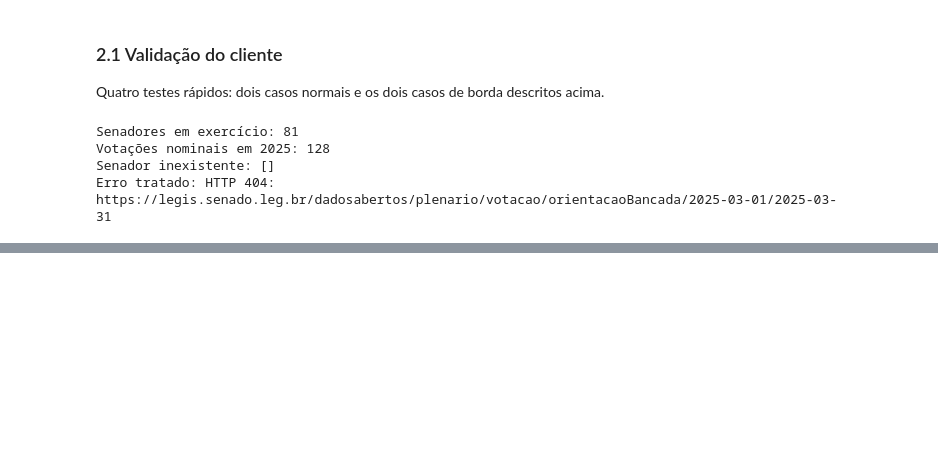
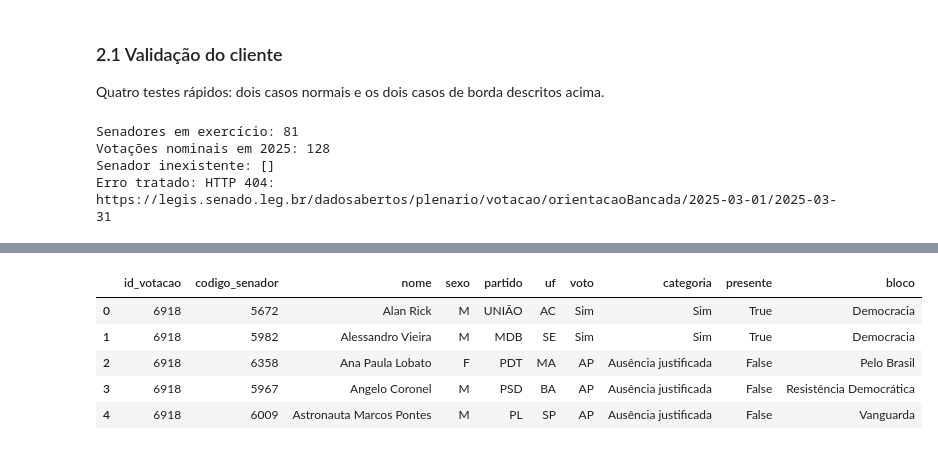
Before and after one commit to pedrob21/Aleon-Challenge, a Jupyter notebook: challenge.ipynb, the cells around one changed output, grey strips where cells are left out. Saved outputs shown, nothing was run; the diff lists cells and outputs as text; code cells hidden in the pictures; blank space fills up the shorter version.

Commit message:
Extração e tratamento de dados

```diff
--- a/challenge.ipynb
+++ b/challenge.ipynb
@@ -120,0 +186,13 @@ Erro tratado: HTTP 404: https://legis.senado.leg.br/dadosabertos/plenario/votaca
+# %%
+try:
+    votacoes_raw = extrair_votacoes(sessao, ANO)
+    senadores_raw = extrair_senadores(sessao)
+except ErroAPI as e:
+    log.error("Falha em dado essencial, abortando: %s", e)
+    raise
+
+ids_processo = sorted({v["idProcesso"] for v in votacoes_raw if v.get("idProcesso")})
+autorias_raw = extrair_autorias(sessao, ids_processo)
+
+print(f"Votações: {len(votacoes_raw)} | Senadores em exercício: {len(senadores_raw)} | "
+      f"Autorias: {len(autorias_raw)}/{len(ids_processo)} processos | Falhas: {len(falhas)}")
@@ -120,0 +399,4 @@ Erro tratado: HTTP 404: https://legis.senado.leg.br/dadosabertos/plenario/votaca
+# %%
+def mostrar(relatorio: list[str]) -> None:
+    """Imprime o relatório de limpeza."""
+    print("\n".join(f"  · {linha}" for linha in relatorio), end="\n\n")
@@ -120,0 +543,57 @@ Erro tratado: HTTP 404: https://legis.senado.leg.br/dadosabertos/plenario/votaca
+# %%
+CATEGORIAS_VOTO: dict[str, str] = {
+    "Sim": "Sim",
+    "Não": "Não",
+    "Abstenção": "Abstenção",
+    "Votou": "Votou (secreta)",
+    "Presidente (art. 51 RISF)": "Presidindo a sessão",
+    "P-NRV": "Presente sem voto",
+    "AP": "Ausência justificada",   # atividade parlamentar
+    "MIS": "Ausência justificada",  # missão oficial no país ou exterior
+    "LS": "Licença",                # licença saúde
+    "LP": "Licença",                # licença particular
+    "NCom": "Ausente sem justificativa",
+    "NA": "Não se aplica",          # dispositivo não citado na votação
+}
+PRESENTES: set[str] = {"Sim", "Não", "Abstenção", "Votou (secreta)", "Presidindo a sessão", "Presente sem voto"}
+COLUNAS_VOTO: dict[str, str] = {
+    "codigo_sessao_votacao": "id_votacao",
+    "codigo_parlamentar": "codigo_senador",
+    "nome_parlamentar": "nome",
+    "sigla_partido_parlamentar": "partido",
+    "sigla_uf_parlamentar": "uf",
+    "sexo_parlamentar": "sexo",
+    "sigla_voto_parlamentar": "voto",
+}
+
+votos, relatorio = limpar(
+    pd.json_normalize(votacoes_raw, record_path="votos", meta=["codigoSessaoVotacao"]),
+    remover=["descricao_voto_parlamentar"],  # descrição por extenso do código, redundante
+    manter_texto=["sigla_voto_parlamentar"],  # protege o código 'NA'
+    renomear=COLUNAS_VOTO,
+    chave_duplicata=["codigo_sessao_votacao", "codigo_parlamentar"],
+)
+mostrar(relatorio)
+votos = votos[["id_votacao", *votos.columns.drop("id_votacao")]]  # chave primeiro
+
+# regras do domínio
+votos["categoria"] = votos["voto"].map(CATEGORIAS_VOTO)
+desconhecidos = votos.loc[votos["categoria"].isna(), "voto"].unique()
+if len(desconhecidos):
+    log.warning("Códigos de voto não mapeados: %s", list(desconhecidos))
+    votos["categoria"] = votos["categoria"].fillna("Outro")
+votos["presente"] = votos["categoria"].isin(PRESENTES)
+# partido na data do voto -> bloco (NOVO e sem partido não integram bloco)
+votos["bloco"] = votos["partido"].map(PARTIDO_BLOCO).fillna("Sem bloco")
+
+# totais das votações abertas, calculados a partir dos votos
+contagem = (votos[votos["categoria"].isin(["Sim", "Não", "Abstenção"])]
+            .pivot_table(index="id_votacao", columns="categoria", values="codigo_senador",
+                         aggfunc="count", fill_value=0))
+for coluna, categoria in zip(TOTAIS, ["Sim", "Não", "Abstenção"]):
+    calculado = votacoes["id_votacao"].map(contagem.get(categoria, pd.Series(dtype=int))).astype("Int64")
+    votacoes[coluna] = votacoes[coluna].fillna(calculado)
+
+print(votos["categoria"].value_counts().to_string(), end="\n\n")
+votos.head()
+# %% [output]
@@ -120,0 +616,6 @@ Erro tratado: HTTP 404: https://legis.senado.leg.br/dadosabertos/plenario/votaca
+|  | id_votacao | codigo_senador | nome | sexo | partido | uf | voto | categoria | presente | bloco |
+| 0 | 6918 | 5672 | Alan Rick | M | UNIÃO | AC | Sim | Sim | True | Democracia |
+| 1 | 6918 | 5982 | Alessandro Vieira | M | MDB | SE | Sim | Sim | True | Democracia |
+| 2 | 6918 | 6358 | Ana Paula Lobato | F | PDT | MA | AP | Ausência justificada | False | Pelo Brasil |
+| 3 | 6918 | 5967 | Angelo Coronel | M | PSD | BA | AP | Ausência justificada | False | Resistência Democrática |
+| 4 | 6918 | 6009 | Astronauta Marcos Pontes | M | PL | SP | AP | Ausência justificada | False | Vanguarda |
```
Also changed, not shown: parts of 21 cells of this notebook.
